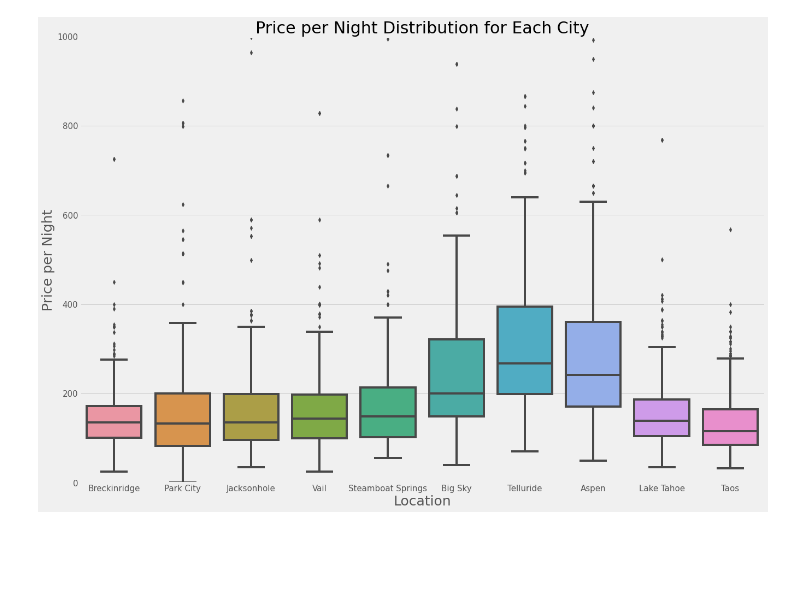
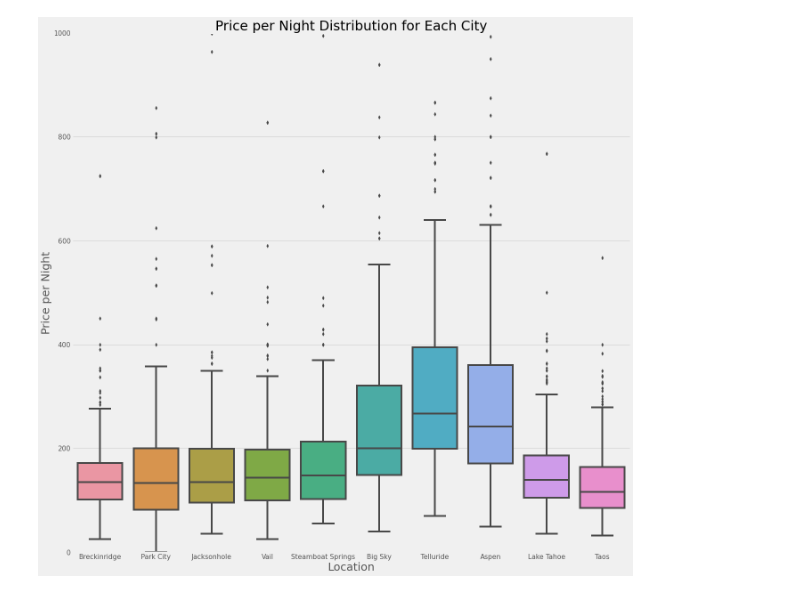
Before and after one commit to laurenschoener/Airbnb-Ski-Rental-Home, a Jupyter notebook: notebooks/clean_airbnb_data.ipynb, the cells around one changed output. Cells and saved outputs as stored; diff of their text form; code cells hidden in the pictures; blank space fills up the shorter version.

Commit message:
more graphs

```diff
--- a/notebooks/clean_airbnb_data.ipynb
+++ b/notebooks/clean_airbnb_data.ipynb
@@ -55,12 +76,12 @@ facilities_df.drop("toprow", axis = 1)
 # %%
 #Clean Room Info
-facilities_df.loc[:, "guests"] = df.loc[:, "roominfo"].str.split(" · ", n = 0, expand = True)[0].str.replace(" guests", "")
-facilities_df.loc[:, "bedrooms"] = df.loc[:, "roominfo"].str.split(" . ", n = 0, expand = True)[1]
-facilities_df.loc[:, "beds"] = df.loc[:, "roominfo"].str.split(" . ", n = 0, expand = True)[2].str.replace(" bed", "").str.replace("s", "")
-facilities_df.loc[:, "bathrooms"] = df.loc[:, "roominfo"].str.split(" . ", n = 0, expand = True)[3]
-facilities_df.loc[:, "guests"] = pd.to_numeric(df.guests, errors = 'coerce')
-facilities_df.loc[:, "beds"] = pd.to_numeric(df.beds, errors = 'coerce')
-facilities_df.loc[:, "bedrooms"] = pd.to_numeric(df.bedrooms.str.split(" ", n = 0, expand = True)[0], errors = "ignore")
-facilities_df.loc[:, "bathrooms"] = pd.to_numeric(df.bathrooms.str.split(" ", n = 0, expand = True)[0], errors = "ignore")
-facilities_df.drop("roominfo", axis = 1)
+df.loc[:, "guests"] = df.loc[:, "roominfo"].str.split(" · ", n = 0, expand = True)[0].str.replace(" guests", "")
+df.loc[:, "bedrooms"] = df.loc[:, "roominfo"].str.split(" . ", n = 0, expand = True)[1]
+df.loc[:, "beds"] = df.loc[:, "roominfo"].str.split(" . ", n = 0, expand = True)[2].str.replace(" bed", "").str.replace("s", "")
+df.loc[:, "bathrooms"] = df.loc[:, "roominfo"].str.split(" . ", n = 0, expand = True)[3]
+df.loc[:, "guests"] = pd.to_numeric(df.guests, errors = 'coerce')
+df.loc[:, "beds"] = pd.to_numeric(df.beds, errors = 'coerce')
+df.loc[:, "bedrooms"] = pd.to_numeric(df.bedrooms.str.split(" ", n = 0, expand = True)[0], errors = "ignore")
+df.loc[:, "bathrooms"] = pd.to_numeric(df.bathrooms.str.split(" ", n = 0, expand = True)[0], errors = "ignore")
+df.drop("roominfo", axis = 1)
 # %% [output]
@@ -80,6 +101,6 @@ facilities_df.drop("roominfo", axis = 1)
 # %%
 #Clean Rating
-facilities_df.loc[:, "score"] = df.loc[:, 'rating'].str.split(" ", n = 0, expand = True)[1]
-facilities_df.loc[:, "score"] = pd.to_numeric(df.score, errors = "coerce")
-facilities_df.drop("rating", axis = 1)
+df.loc[:, "score"] = df.loc[:, 'rating'].str.split(" ", n = 0, expand = True)[1]
+df.loc[:, "score"] = pd.to_numeric(df.score, errors = "coerce")
+df.drop("rating", axis = 1)
 # %% [output]
@@ -99,5 +120,5 @@ facilities_df.drop("rating", axis = 1)
 # %%
-facilities_df.loc[:, "reviewnumber"] = df.loc[:, 'review'].str.split(" ", n = 0, expand = True)[0]
-facilities_df.loc[:, "reviewnumber"] = pd.to_numeric(df.reviewnumber, errors = "coerce")
-facilities_df
+df.loc[:, "reviewnumber"] = df.loc[:, 'review'].str.split(" ", n = 0, expand = True)[0]
+df.loc[:, "reviewnumber"] = pd.to_numeric(df.reviewnumber, errors = "coerce")
+df
 # %% [output]
@@ -117,7 +138,7 @@ facilities_df
 # %%
-# df.loc[:, "pricepernight"] = df.loc[:, "price"].str.replace("$", "/").str.split("/",  n = 0, expand = True)[1]
+df.loc[:, "pricepernight"] = df.loc[:, "price"].str.replace("$", "/").str.split("/",  n = 0, expand = True)[1]
 # #df.loc[:, 'discountedpricepernight'] = df.loc[:, "price"].str.split("Discounted", n = 0, expand = True)[1].str.replace("$", "/").str.split("/",  n = 0, expand = True)[1]
-# df.loc[:, "price"] = pd.to_numeric(df.pricepernight.str.replace(",","").str.strip())
+df.loc[:, "price"] = pd.to_numeric(df.pricepernight.str.replace(",","").str.strip())
 # #df.loc[:, "discountedprice"] = pd.to_numeric(df.discountedpricepernight.str.replace(" ", "").str.replace(",",""), errors = "coerce")
 # df.drop(["pricepernight"], axis = 1)
 # %%
@@ -190,18 +211,18 @@ ax.set(xlabel='Rating out of 5 Stars', ylabel='Location');
 # %%
 import matplotlib.pylab as pylab
 params = {'legend.fontsize': 'x-large',
-          'figure.figsize': (20, 14),
+          'figure.figsize': (20, 20),
          'xtick.labelsize': 15,
          'ytick.labelsize': 15}
 
 fig = plt.figure()
 pylab.rcParams.update(params)
 plt.style.use('fivethirtyeight')
-sns.boxplot(y='price',x='city',data = facilities_df)
+sns.boxplot(y='price',x='city',data = df)
 plt.xlabel('Location', fontsize=25)
 plt.ylabel('Price per Night', fontsize=25)
 plt.ylim(0,1000)
 plt.title('Price per Night Distribution for Each City', fontsize=30)
 fig.savefig('../images/price_distribution.jpg')
 # %% [output]
-[figure, old version]
+[figure, new version]
```
Also changed, not shown: parts of 26 cells of this notebook, 4 other files.
